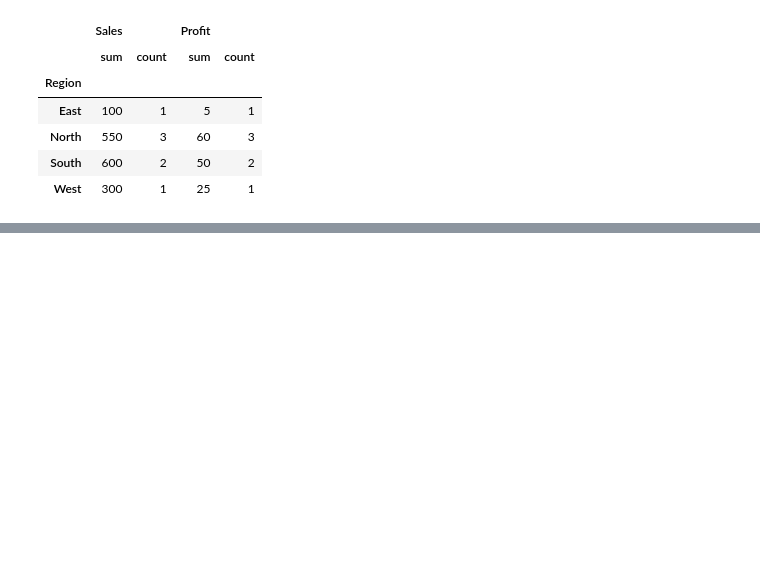
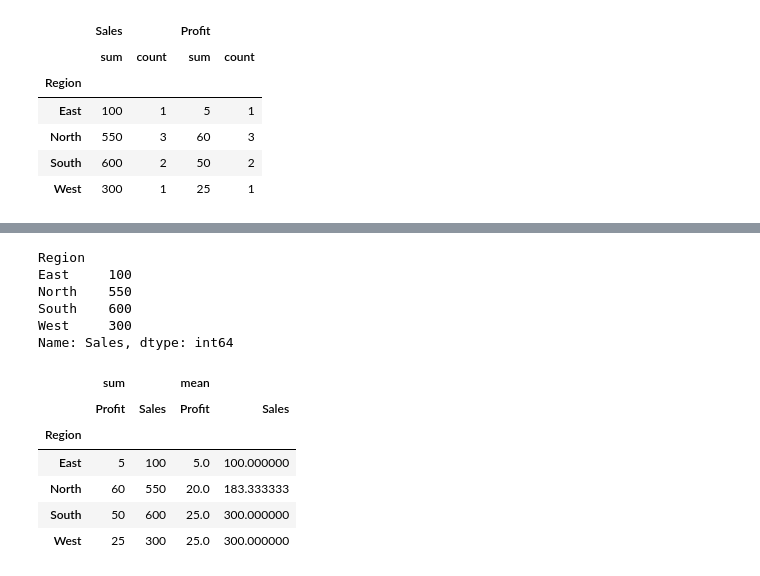
Before and after one commit to mohitsingh109/Learning-Python-March, a Jupyter notebook: Pandas.ipynb, the cells around one changed output, grey strips where cells are left out. Saved outputs shown, nothing was run; the diff lists cells and outputs as text; code cells hidden in the pictures; blank space fills up the shorter version.

```diff
--- a/Pandas.ipynb
+++ b/Pandas.ipynb
@@ -1208,0 +1320,10 @@ grouped
+# %%
+data = {
+    'Region': ['North', 'South', 'North', 'East', 'West', 'South', 'North'],
+    'Product': ['A', 'A', 'C', 'A', 'B', 'C', 'A'],
+    'Sales': [100, 200, 150, 100, 300, 400, 300],
+    'Profit': [10, 20, 15, 5, 25, 30, 35]
+}
+
+df = pd.DataFrame(data)
+print(df)
@@ -1208,0 +1351,21 @@ grouped
+# %%
+grouped_sales = df.groupby('Region')['Sales'].sum()
+print(grouped_sales)
+# %% [output]
+Region
+East     100
+North    550
+South    600
+West     300
+Name: Sales, dtype: int64
+# %%
+pivot = df.pivot_table(values=['Sales', 'Profit'], index='Region', aggfunc=['sum', 'mean'])
+pivot
+# %% [output]
+|  | sum |  | mean |  |
+|  | Profit | Sales | Profit | Sales |
+| Region |  |  |  |  |
+| East | 5 | 100 | 5.0 | 100.000000 |
+| North | 60 | 550 | 20.0 | 183.333333 |
+| South | 50 | 600 | 25.0 | 300.000000 |
+| West | 25 | 300 | 25.0 | 300.000000 |
```
Also changed, not shown: parts of 15 cells of this notebook, 1 other file.
